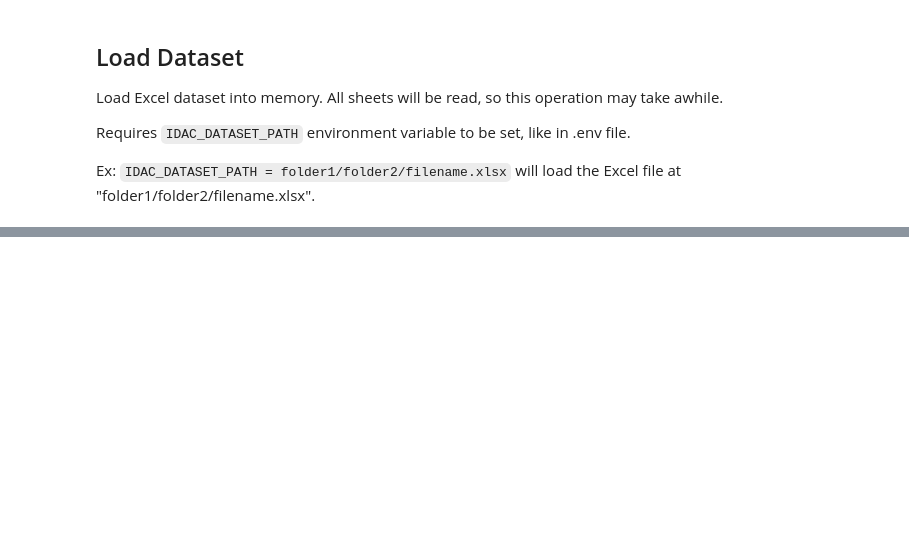
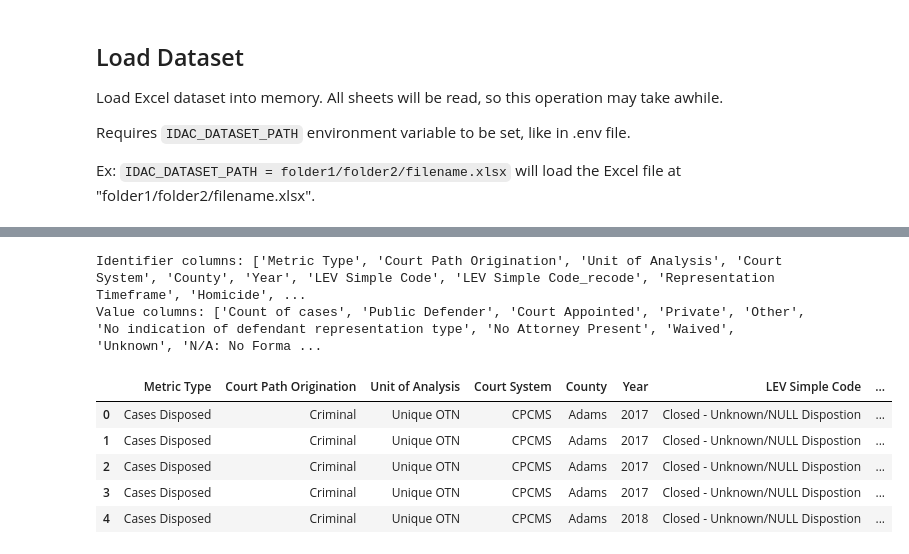
Before and after one commit to ng-23/pccd-idac-idd, a Jupyter notebook: notebooks/idac_data_preprocessing.ipynb, the cells around one changed output, grey strips where cells are left out. Drawn from its saved outputs; the diff is of its cells as text; code cells hidden in the pictures; blank space fills up the shorter version.

```diff
--- a/notebooks/idac_data_preprocessing.ipynb
+++ b/notebooks/idac_data_preprocessing.ipynb
@@ -195,8 +202,11 @@ Ex: `DO_OP3_ADULT_FILED = y` will perform wide-to-long format conversion on Adul
 import pandas as pd
 from IPython.display import display
 
-if os.getenv('DO_OP1_ADULT_FILED').lower() == 'y' and 'Adult Cases Filed' in idac_dataset:
-    adult_filed = idac_dataset['Adult Cases Filed']
+if os.getenv('DO_OP2_FILED').lower() == 'y':
+    filed_df = idac_dataset['Cases Filed']
+
+    numeric_columns = filed_df.select_dtypes(include=['number']).columns
+    filed_df[numeric_columns] = filed_df[numeric_columns].fillna(value=0).astype(int)
 
     val_cols = [
         'Count of cases',
@@ -205,9 +215,13 @@ if os.getenv('DO_OP1_ADULT_FILED').lower() == 'y' and 'Adult Cases Filed' in ida
         'Private',
         'Other',
         'No indication of defendant representation type',
+        'No Attorney Present',
+        'Waived',
+        'Unknown',
+        'N/A: No Formal Hearing Held',
         'Involving indigent defender',
         ]
-    id_cols = [col for col in adult_filed.columns.to_list() if col not in val_cols]
+    id_cols = [col for col in filed_df.columns.to_list() if col not in val_cols]
 
     var_name = 'Count Type'
     val_name = 'Count'
@@ -216,15 +230,14 @@ if os.getenv('DO_OP1_ADULT_FILED').lower() == 'y' and 'Adult Cases Filed' in ida
     print(f'Value columns: {val_cols}')
 
     # see https://pandas.pydata.org/docs/reference/api/pandas.melt.html
-    new_adult_filed = pd.melt(
-        adult_filed,
+    long_filed_df = pd.melt(
+        filed_df,
         id_vars=id_cols,
         value_vars=val_cols,
         var_name=var_name,
         value_name=val_name
     )
 
-    display(new_adult_filed.head(n=5))
+    display(long_filed_df.head(n=5))
 
-    idac_dataset['Adult Cases Filed Long'] = new_adult_filed
-    del idac_dataset['Adult Cases Filed']
+    idac_dataset['Cases Filed'] = long_filed_df
@@ -231,40 +253,55 @@ if os.getenv('DO_OP1_ADULT_FILED').lower() == 'y' and 'Adult Cases Filed' in ida
 # %%
 import pandas as pd
 from IPython.display import display
 
-if os.getenv('DO_OP3_ADULT_DISPO').lower() == 'y' and 'Adult Cases Dispo' in idac_dataset:
-    adult_dispo = idac_dataset['Adult Cases Dispo']
+if os.getenv('DO_OP2_DISPO').lower() == 'y':
+    dispo_df = idac_dataset['Cases Dispo']
+
+    numeric_columns = dispo_df.select_dtypes(include=['number']).columns
+    dispo_df[numeric_columns] = dispo_df[numeric_columns].fillna(value=0).astype(int)
 
     val_cols = [
         'Count of cases',
         'Public Defender',
         'Court Appointed',
         'Private',
         'Other',
         'No indication of defendant representation type',
+        'No Attorney Present',
+        'Waived',
+        'Unknown',
+        'N/A: No Formal Hearing Held',
         'Involving indigent defender',
         ]
-    id_cols = [col for col in adult_dispo.columns.to_list() if col not in val_cols]
+    id_cols = [col for col in dispo_df.columns.to_list() if col not in val_cols]
 
     var_name = 'Count Type'
     val_name = 'Count'
 
     print(f'Identifier columns: {id_cols}')
     print(f'Value columns: {val_cols}')
 
     # see https://pandas.pydata.org/docs/reference/api/pandas.melt.html
-    new_adult_dispo = pd.melt(
-        adult_dispo,
+    long_dispo_df = pd.melt(
+        dispo_df,
         id_vars=id_cols,
         value_vars=val_cols,
         var_name=var_name,
         value_name=val_name
     )
 
-    display(new_adult_dispo.head(n=5))
+    display(long_dispo_df.head(n=5))
 
-    idac_dataset['Adult Cases Dispo Long'] = new_adult_dispo
-    del idac_dataset['Adult Cases Dispo']
+    idac_dataset['Cases Dispo'] = long_dispo_df
+# %% [output]
+Identifier columns: ['Metric Type', 'Court Path Origination', 'Unit of Analysis', 'Court System', 'County', 'Year', 'LEV Simple Code', 'LEV Simple Code_recode', 'Representation Timeframe', 'Homicide', ...
+Value columns: ['Count of cases', 'Public Defender', 'Court Appointed', 'Private', 'Other', 'No indication of defendant representation type', 'No Attorney Present', 'Waived', 'Unknown', 'N/A: No Forma ...
+|  | Metric Type | Court Path Origination | Unit of Analysis | Court System | County | Year | LEV Simple Code | ... |
+| 0 | Cases Disposed | Criminal | Unique OTN | CPCMS | Adams | 2017 | Closed - Unknown/NULL Dispostion | ... |
+| 1 | Cases Disposed | Criminal | Unique OTN | CPCMS | Adams | 2017 | Closed - Unknown/NULL Dispostion | ... |
+| 2 | Cases Disposed | Criminal | Unique OTN | CPCMS | Adams | 2017 | Closed - Unknown/NULL Dispostion | ... |
+| 3 | Cases Disposed | Criminal | Unique OTN | CPCMS | Adams | 2017 | Closed - Unknown/NULL Dispostion | ... |
+| 4 | Cases Disposed | Criminal | Unique OTN | CPCMS | Adams | 2018 | Closed - Unknown/NULL Dispostion | ... |
 # %%
 import pandas as pd
 from IPython.display import display
```
Also changed, not shown: parts of 20 cells of this notebook.
